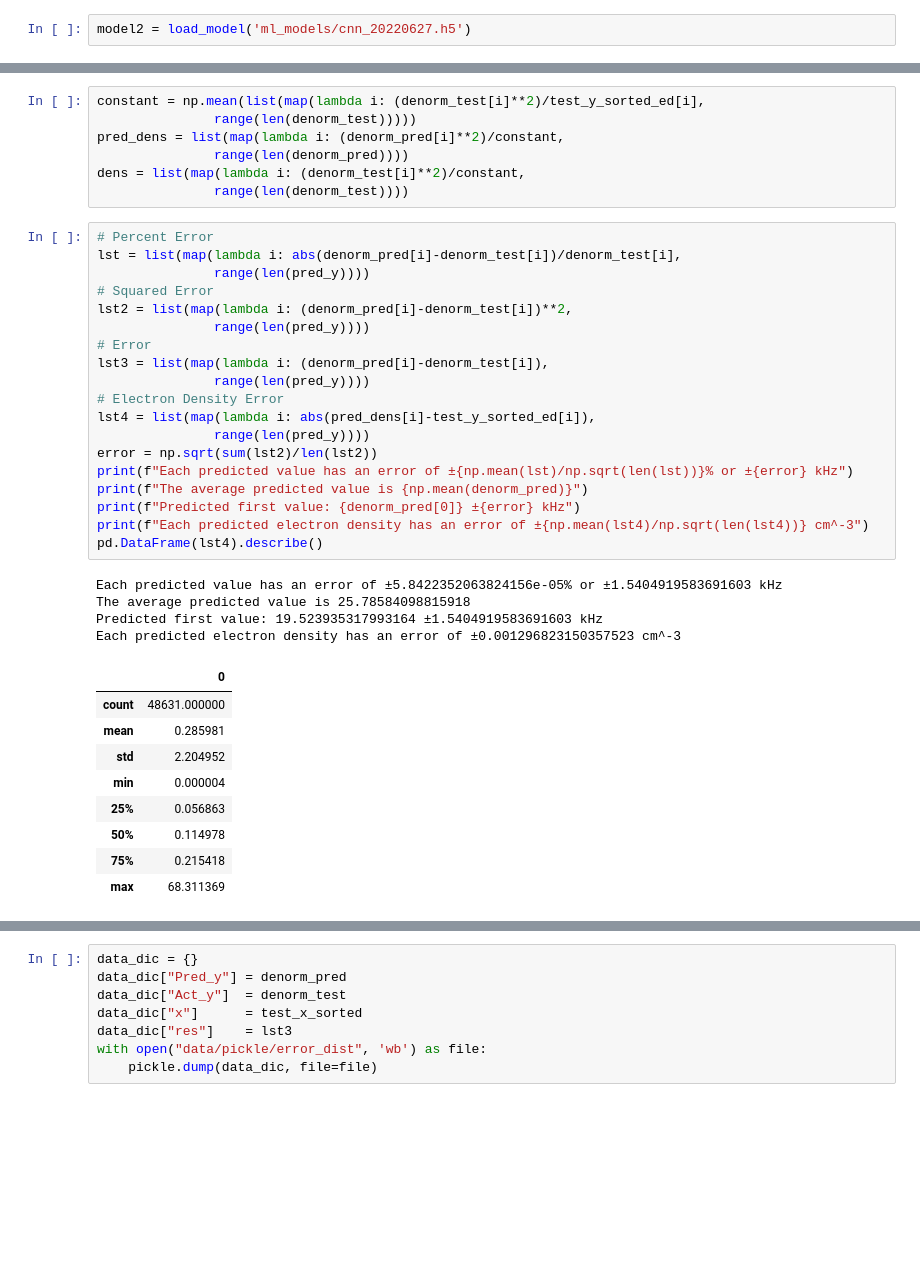
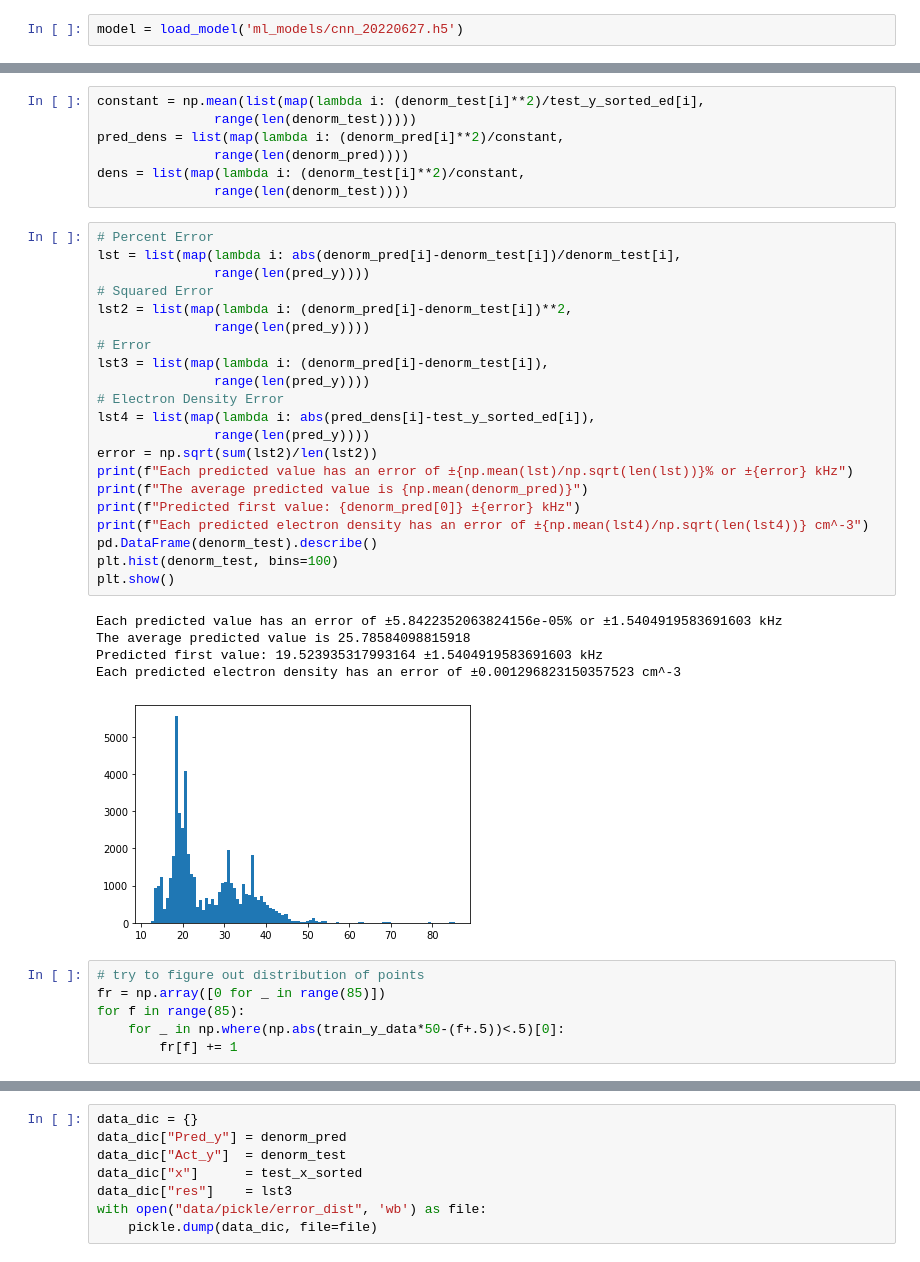
Before and after one commit to AyushmaanAggarwal/qtn-proj-ayu, a Jupyter notebook: cnn_wind.ipynb, the cells around one changed output, grey strips where cells are left out. Saved outputs shown, nothing was run; the diff lists cells and outputs as text; blank space fills up the shorter version.

```diff
--- a/cnn_wind.ipynb
+++ b/cnn_wind.ipynb
@@ -103,5 +136,5 @@ model.save('ml_models/cnn_20220627.h5')
 # %% [markdown]
 ## Testing Model
 # %%
-model2 = load_model('ml_models/cnn_20220627.h5')
+model = load_model('ml_models/cnn_20220627.h5')
 # %%
@@ -125,33 +161,33 @@ dens = list(map(lambda i: (denorm_test[i]**2)/constant,
 # %%
 # Percent Error
 lst = list(map(lambda i: abs(denorm_pred[i]-denorm_test[i])/denorm_test[i],
                range(len(pred_y))))
 # Squared Error
 lst2 = list(map(lambda i: (denorm_pred[i]-denorm_test[i])**2,
                range(len(pred_y))))
 # Error
 lst3 = list(map(lambda i: (denorm_pred[i]-denorm_test[i]),
                range(len(pred_y))))
 # Electron Density Error
 lst4 = list(map(lambda i: abs(pred_dens[i]-test_y_sorted_ed[i]),
                range(len(pred_y))))
 error = np.sqrt(sum(lst2)/len(lst2))
 print(f"Each predicted value has an error of ±{np.mean(lst)/np.sqrt(len(lst))}% or ±{error} kHz")
 print(f"The average predicted value is {np.mean(denorm_pred)}")
 print(f"Predicted first value: {denorm_pred[0]} ±{error} kHz")
 print(f"Each predicted electron density has an error of ±{np.mean(lst4)/np.sqrt(len(lst4))} cm^-3")
-pd.DataFrame(lst4).describe()
+pd.DataFrame(denorm_test).describe()
+plt.hist(denorm_test, bins=100)
+plt.show()
 # %% [output]
 Each predicted value has an error of ±5.8422352063824156e-05% or ±1.5404919583691603 kHz
 The average predicted value is 25.78584098815918
 Predicted first value: 19.523935317993164 ±1.5404919583691603 kHz
 Each predicted electron density has an error of ±0.001296823150357523 cm^-3
-|  | 0 |
-| count | 48631.000000 |
-| mean | 0.285981 |
-| std | 2.204952 |
-| min | 0.000004 |
-| 25% | 0.056863 |
-| 50% | 0.114978 |
-| 75% | 0.215418 |
-| max | 68.311369 |
+[figure, added]
+# %%
+# try to figure out distribution of points
+fr = np.array([0 for _ in range(85)])
+for f in range(85):
+    for _ in np.where(np.abs(train_y_data*50-(f+.5))<.5)[0]:
+        fr[f] += 1
```
Also changed, not shown: parts of 11 cells of this notebook, 4 other files.
